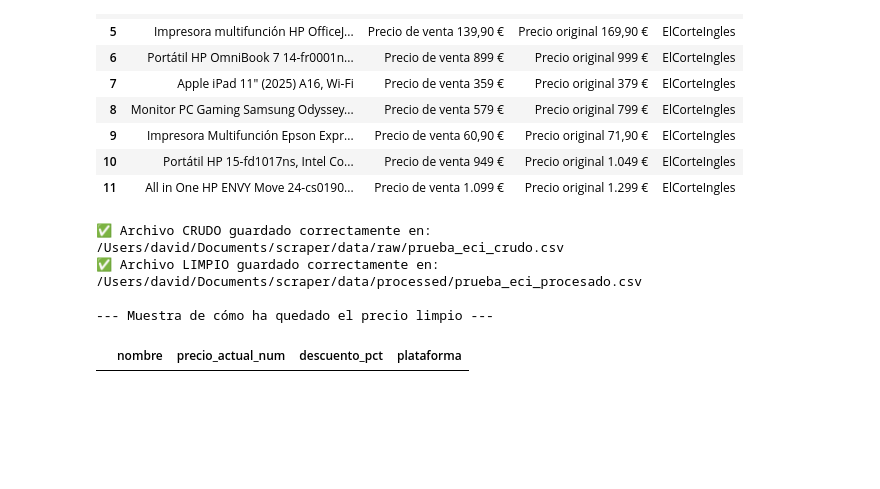
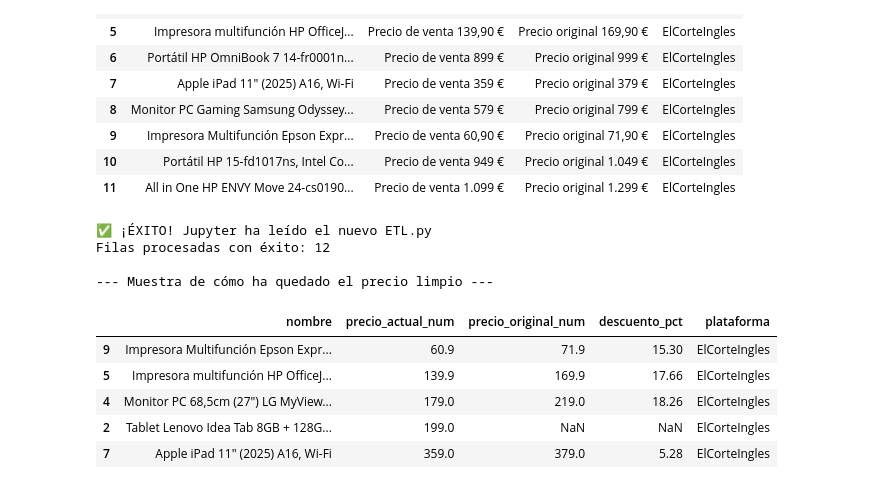
Before and after one commit to daviddramosss/tfg-ade-web-scraping, a Jupyter notebook: notebooks/pruebas_scraping_fuentes.ipynb, the cells around one changed output. Cells and saved outputs as stored; diff of their text form; code cells hidden in the pictures; blank space fills up the shorter version.

```diff
--- a/notebooks/pruebas_scraping_fuentes.ipynb
+++ b/notebooks/pruebas_scraping_fuentes.ipynb
@@ -296,55 +296,58 @@ Tarjetas detectadas ECI: 12 de 12 posibles
 | 11 | All in One HP ENVY Move 24-cs0190... | Precio de venta 1.099 € | Precio original 1.299 € | ElCorteIngles |
 # %%
 import sys
+import importlib
 from pathlib import Path
 from datetime import datetime
 import pandas as pd
 
-# 1. SOLUCIÓN AL ERROR DE CARPETAS (Buscamos la raíz del proyecto)
+# 1. Rutas
 project_root = Path.cwd().resolve()
 if not (project_root / "src").exists():
     project_root = project_root.parent
 
-# Añadimos la ruta de 'src' al sistema para que Python la encuentre
 src_path = project_root / "src"
 if str(src_path) not in sys.path:
     sys.path.append(str(src_path))
 
-# Ahora sí podemos importar tu limpiador de datos
+# 2. IMPORTANTE: Forzamos a Jupyter a leer el archivo etl.py actualizado
+import etl
+importlib.reload(etl) # <--- ¡ESTA ES LA MAGIA QUE ARREGLA EL PROBLEMA!
 from etl import transform_prices
 
-# 2. PREPARAR LOS DATOS DE EL CORTE INGLÉS
+# 3. Preparar datos
 if 'descuento' not in df_eci.columns:
     df_eci['descuento'] = None
 if 'valoracion' not in df_eci.columns:
     df_eci['valoracion'] = None
 if 'fecha' not in df_eci.columns:
     df_eci['fecha'] = datetime.now().strftime("%Y-%m-%d %H:%M")
 
 columnas_raw = ['nombre', 'precio_actual', 'precio_original', 'descuento', 'valoracion', 'plataforma', 'fecha']
 df_eci_raw = df_eci[columnas_raw]
 
-# 3. GUARDAR EL CSV CRUDO (Igual que Amazon)
-ruta_raw = project_root / "data" / "raw" / "prueba_eci_crudo.csv"
-df_eci_raw.to_csv(ruta_raw, index=False)
-print(f"✅ Archivo CRUDO guardado correctamente en: {ruta_raw}")
-
-# 4. LIMPIAR LOS DATOS CON TU ETL Y GUARDAR EL CSV PROCESADO
+# 4. Limpiar los datos
 try:
     df_eci_procesado = transform_prices(df_eci_raw.copy())
 
     ruta_procesado = project_root / "data" / "processed" / "prueba_eci_procesado.csv"
     df_eci_procesado.to_csv(ruta_procesado, index=False)
 
-    print(f"✅ Archivo LIMPIO guardado correctamente en: {ruta_procesado}")
+    print("✅ ¡ÉXITO! Jupyter ha leído el nuevo ETL.py")
+    print(f"Filas procesadas con éxito: {len(df_eci_procesado)}")
     print("\n--- Muestra de cómo ha quedado el precio limpio ---")
-    display(df_eci_procesado[['nombre', 'precio_actual_num', 'descuento_pct', 'plataforma']].head())
+    display(df_eci_procesado[['nombre', 'precio_actual_num', 'precio_original_num', 'descuento_pct', 'plataforma']].head())
 
 except Exception as e:
     print(f"❌ ERROR en la limpieza ETL: {e}")
 # %% [output]
-✅ Archivo CRUDO guardado correctamente en: /Users/david/Documents/scraper/data/raw/prueba_eci_crudo.csv
-✅ Archivo LIMPIO guardado correctamente en: /Users/david/Documents/scraper/data/processed/prueba_eci_procesado.csv
+✅ ¡ÉXITO! Jupyter ha leído el nuevo ETL.py
+Filas procesadas con éxito: 12
 
 --- Muestra de cómo ha quedado el precio limpio ---
-|  | nombre | precio_actual_num | descuento_pct | plataforma |
+|  | nombre | precio_actual_num | precio_original_num | descuento_pct | plataforma |
+| 9 | Impresora Multifunción Epson Expr... | 60.9 | 71.9 | 15.30 | ElCorteIngles |
+| 5 | Impresora multifunción HP OfficeJ... | 139.9 | 169.9 | 17.66 | ElCorteIngles |
+| 4 | Monitor PC 68,5cm (27") LG MyView... | 179.0 | 219.0 | 18.26 | ElCorteIngles |
+| 2 | Tablet Lenovo Idea Tab 8GB + 128G... | 199.0 | NaN | NaN | ElCorteIngles |
+| 7 | Apple iPad 11" (2025) A16, Wi-Fi | 359.0 | 379.0 | 5.28 | ElCorteIngles |
```
Also changed, not shown: 10 other files.
